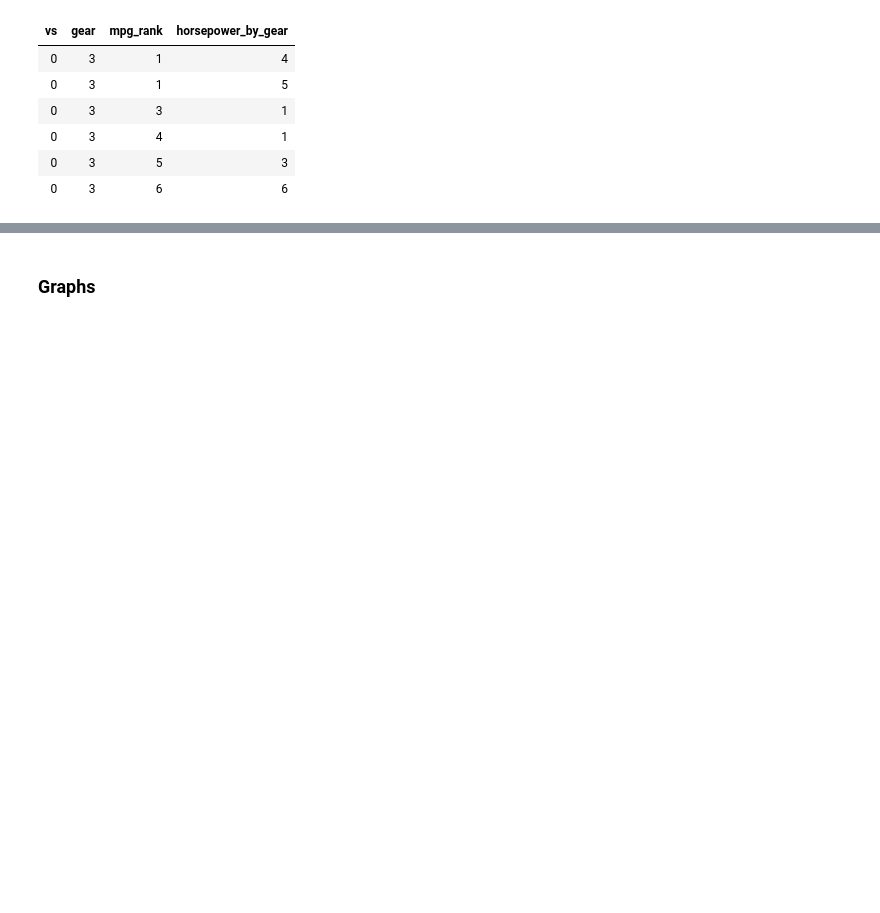
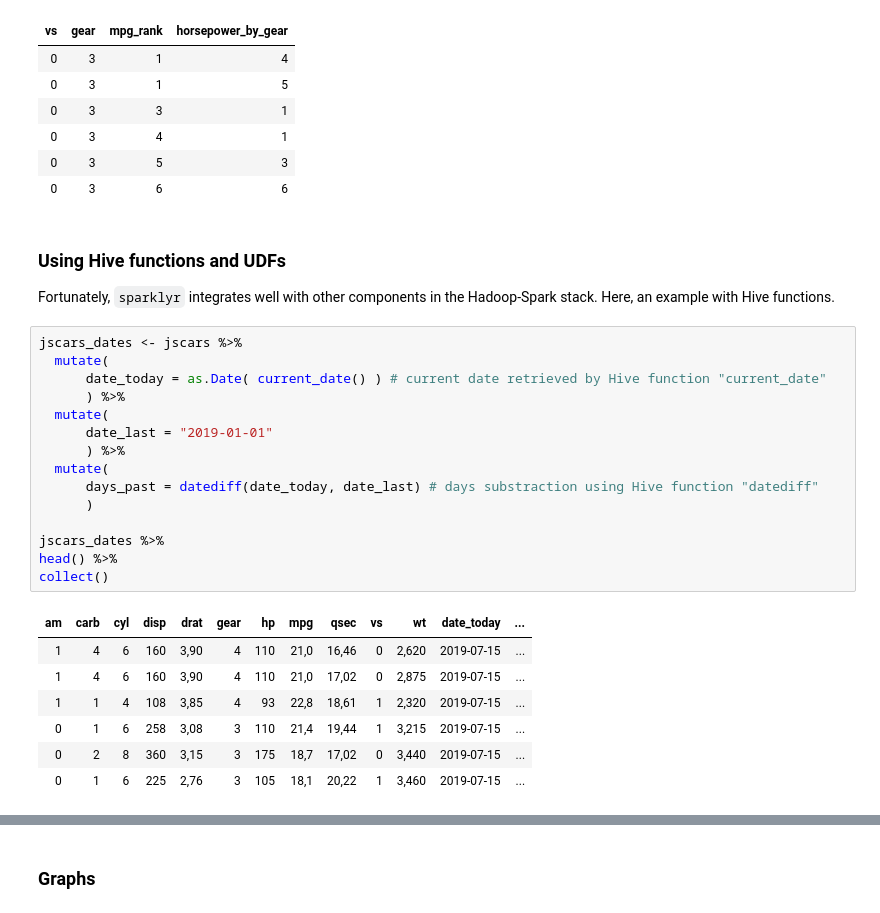
Before and after one commit to aurora-mareviv/sparklyr_start, a Jupyter notebook: sparklyr_test.ipynb, the cells around one changed output, grey strips where cells are left out. Drawn from its saved outputs; the diff is of its cells as text; blank space fills up the shorter version.

```diff
--- a/sparklyr_test.ipynb
+++ b/sparklyr_test.ipynb
@@ -277,3 +278,30 @@ jscars %>%
 | 0 | 3 | 4 | 1 |
 | 0 | 3 | 5 | 3 |
 | 0 | 3 | 6 | 6 |
+# %% [markdown]
+### Using Hive functions and UDFs
+
+Fortunately, `sparklyr` integrates well with other components in the Hadoop-Spark stack. Here, an example with Hive functions.
+# %%
+jscars_dates <- jscars %>%
+  mutate(
+      date_today = as.Date( current_date() ) # current date retrieved by Hive function "current_date"
+      ) %>%
+  mutate(
+      date_last = "2019-01-01"
+      ) %>%
+  mutate(
+      days_past = datediff(date_today, date_last) # days substraction using Hive function "datediff"
+      )
+
+jscars_dates %>%
+head() %>%
+collect()
+# %% [output]
+| am | carb | cyl | disp | drat | gear | hp | mpg | qsec | vs | wt | date_today | ... |
+| 1 | 4 | 6 | 160 | 3,90 | 4 | 110 | 21,0 | 16,46 | 0 | 2,620 | 2019-07-15 | ... |
+| 1 | 4 | 6 | 160 | 3,90 | 4 | 110 | 21,0 | 17,02 | 0 | 2,875 | 2019-07-15 | ... |
+| 1 | 1 | 4 | 108 | 3,85 | 4 | 93 | 22,8 | 18,61 | 1 | 2,320 | 2019-07-15 | ... |
+| 0 | 1 | 6 | 258 | 3,08 | 3 | 110 | 21,4 | 19,44 | 1 | 3,215 | 2019-07-15 | ... |
+| 0 | 2 | 8 | 360 | 3,15 | 3 | 175 | 18,7 | 17,02 | 0 | 3,440 | 2019-07-15 | ... |
+| 0 | 1 | 6 | 225 | 2,76 | 3 | 105 | 18,1 | 20,22 | 1 | 3,460 | 2019-07-15 | ... |
```
Also changed, not shown: parts of 7 cells of this notebook.
